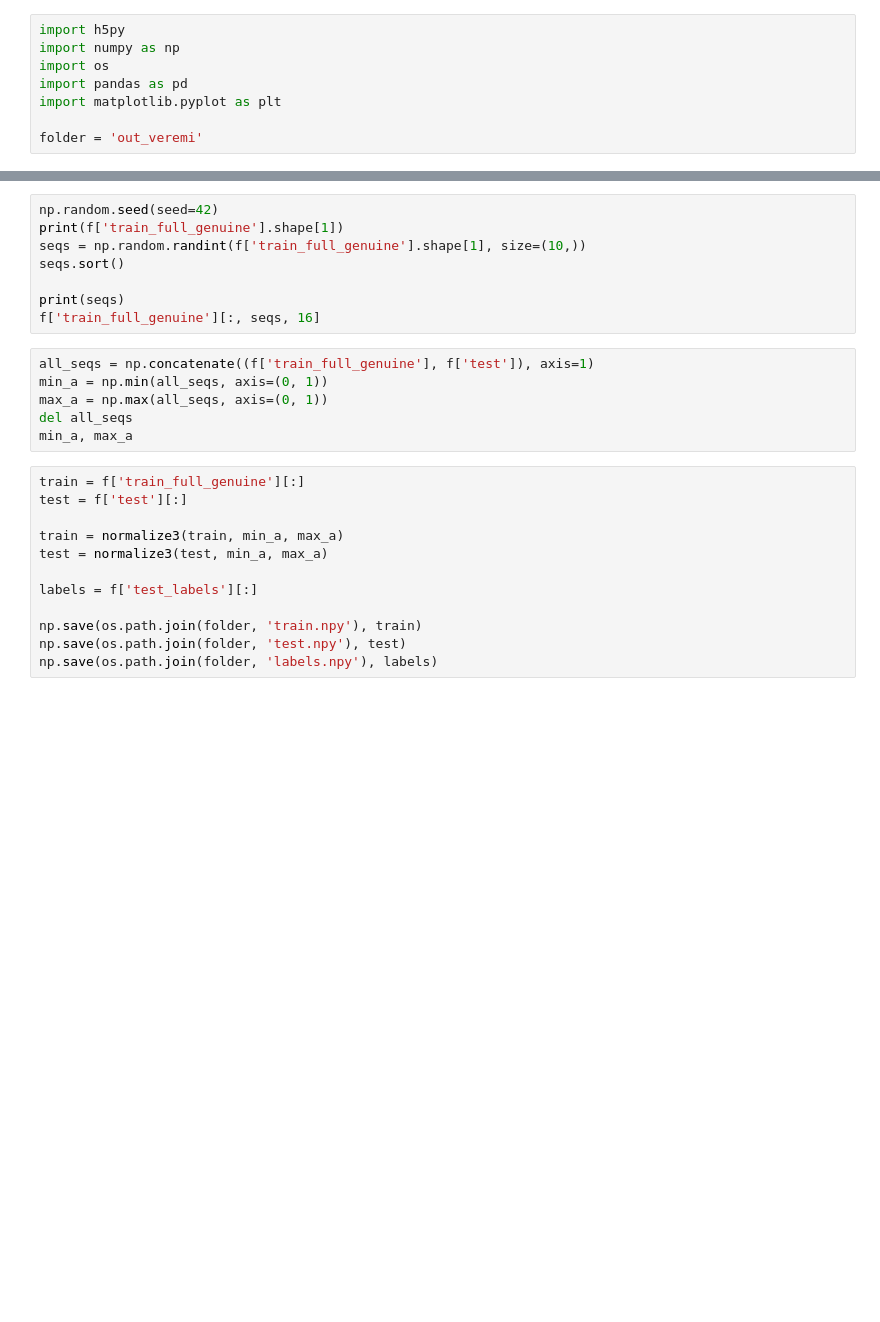
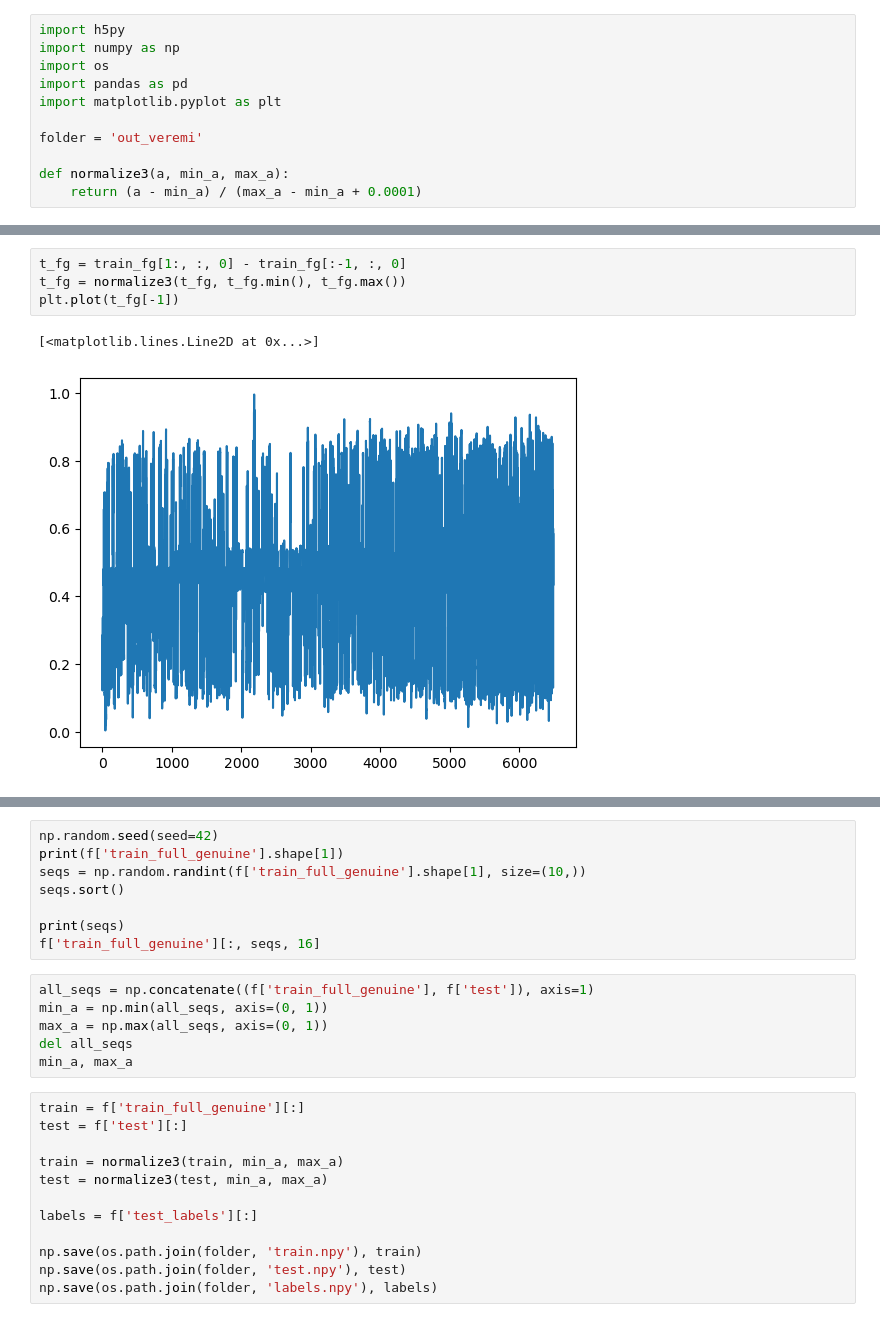
Before and after one commit to imperial-qore/TranAD, a Jupyter notebook: veremi/hdf5-normalize-npz.ipynb, the cells around one changed output, grey strips where cells are left out. Drawn from its saved outputs; the diff is of its cells as text; blank space fills up the shorter version.

```diff
--- a/veremi/hdf5-normalize-npz.ipynb
+++ b/veremi/hdf5-normalize-npz.ipynb
@@ -6,4 +6,7 @@ import pandas as pd
 import matplotlib.pyplot as plt
 
 folder = 'out_veremi'
+
+def normalize3(a, min_a, max_a):
+	return (a - min_a) / (max_a - min_a + 0.0001)
 # %%
@@ -17,0 +45,7 @@ array([    0,     1,     2, ..., 26969, 26970, 26971], dtype=uint32)
+# %%
+t_fg = train_fg[1:, :, 0] - train_fg[:-1, :, 0]
+t_fg = normalize3(t_fg, t_fg.min(), t_fg.max())
+plt.plot(t_fg[-1])
+# %% [output]
+[<matplotlib.lines.Line2D at 0x...>]
+[figure, added]
```
Also changed, not shown: parts of 14 cells of this notebook, 3 other files.
